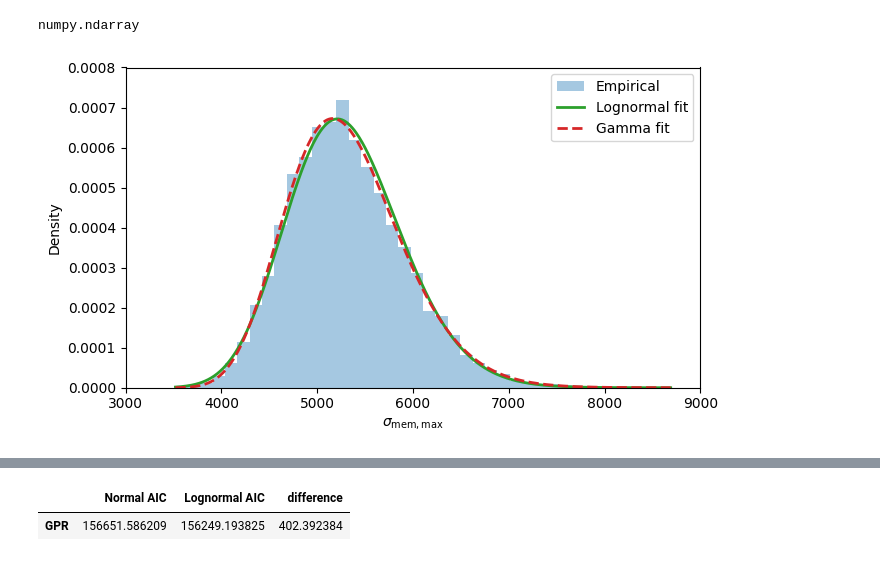
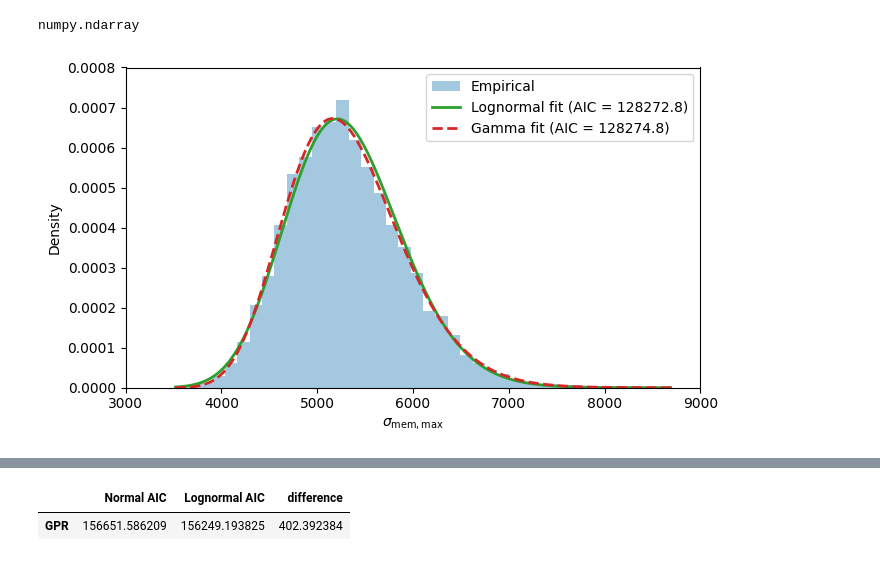
Before and after one commit to lapulga-10/Surrogate-Modeling-and-Uncertainty-Quantification, a Jupyter notebook: Code/Week_5_Surrogate_model_fitting.ipynb, the cells around one changed output, grey strips where cells are left out. Saved outputs shown, nothing was run; the diff lists cells and outputs as text; code cells hidden in the pictures.

```diff
--- a/Code/Week_5_Surrogate_model_fitting.ipynb
+++ b/Code/Week_5_Surrogate_model_fitting.ipynb
@@ -761,40 +761,51 @@ from scipy.stats import gamma, lognorm
 # --- 1) Lognormal fit (only positive values) ---
 y_pos = y_hat_gpr[y_hat_gpr > 0]
 log_data = np.log(y_pos)
 mu_log = np.mean(log_data)
 sigma_log = np.std(log_data, ddof=1)
 shape = sigma_log              # shape parameter
 scale = np.exp(mu_log)         # scale parameter
 
 
 # 2) Gamma fit (only positive values) ---
 y_pos = y_hat_gpr[y_hat_gpr > 0]
 shape_gamma, loc_gamma, scale_gamma = gamma.fit(y_pos)
 
 # --- Grid for pdfs ---
 x_min = max(0, y_hat_gpr.min())
 x_max = y_hat_gpr.max()
 x = np.linspace(x_min, x_max, 500)
 
 
 pdf_logn = lognorm.pdf(x, s=shape, scale=scale)
 pdf_gamma = gamma.pdf(x, a=shape_gamma, loc=loc_gamma, scale=scale_gamma)
 
-# --- Plot ---
+GPR_logn_AIC = 128272.81692383962
+GPR_gamma_AIC = 128274.81549479174
+
 plt.figure(figsize=(7,4))
-plt.hist(y_hat_gpr, bins=40, density=True, alpha=0.4, color='C0', label='Empirical')
-plt.plot(x, pdf_logn, 'C2-', lw=2, label='Lognormal fit')
-plt.plot(x, pdf_gamma, 'C3--', lw=2, label='Gamma fit')
+plt.hist(y_hat_gpr, bins=40, density=True, alpha=0.4, color='C0',
+         label='Empirical')
+
+plt.plot(
+    x, pdf_logn, 'C2-', lw=2,
+    label=fr'Lognormal fit (AIC = {GPR_logn_AIC:.1f})'
+)
+plt.plot(
+    x, pdf_gamma, 'C3--', lw=2,
+    label=fr'Gamma fit (AIC = {GPR_gamma_AIC:.1f})'
+)
+
 plt.xlabel(r'$\sigma_{\mathrm{mem,max}}$')
 plt.ylabel('Density')
 plt.legend()
-plt.xlim(3000, 9000)   # X-axis range
-plt.ylim(0, 0.0008)       # Y-axis range
+plt.xlim(3000, 9000)
+plt.ylim(0, 0.0008)
 plt.tight_layout()
 plt.savefig("results/fit_gpr.png", dpi=300, bbox_inches="tight")
 plt.show()
 # %% [output]
-[figure, old version]
+[figure, new version]
 # %%
 # AIC of Lognormal
 def aic(n, rss, k):
```
Also changed, not shown: parts of 1 cell of this notebook, 1 other file.
